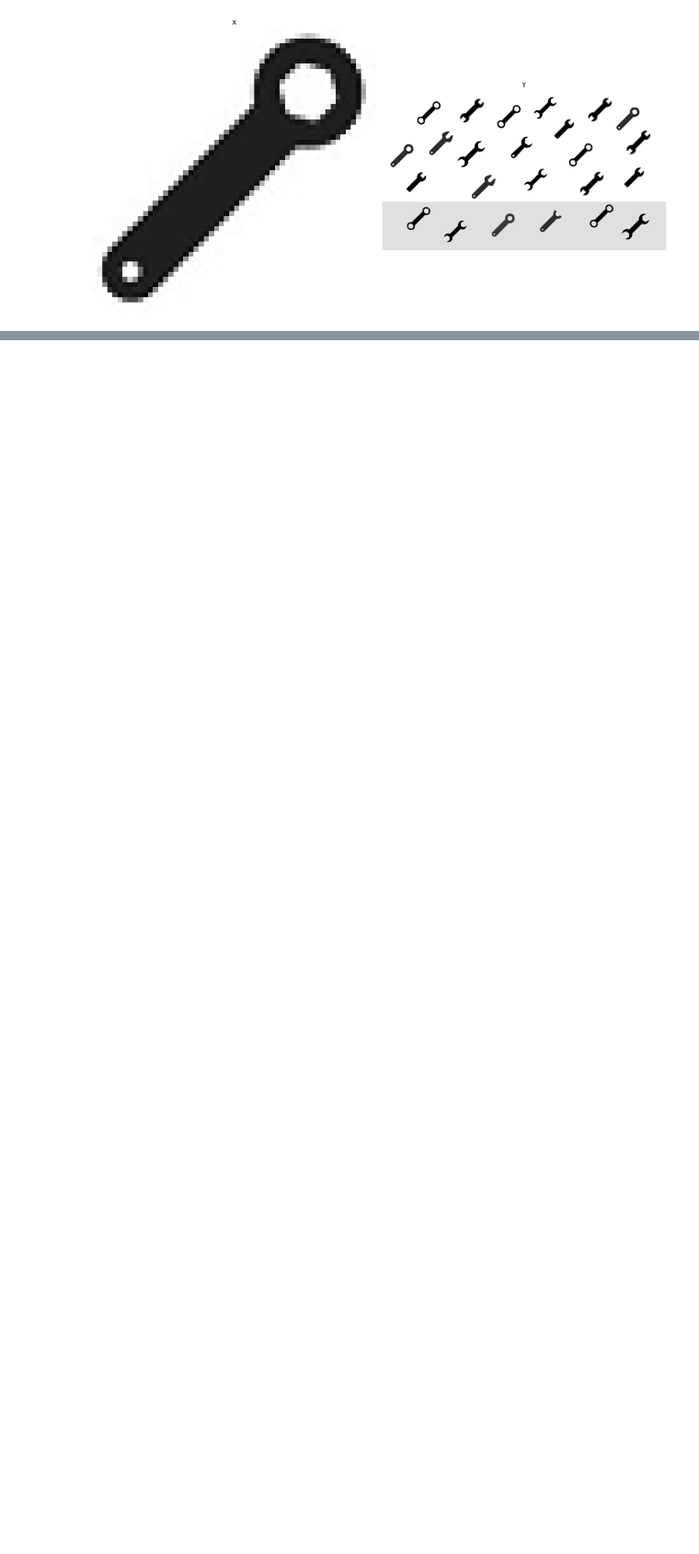
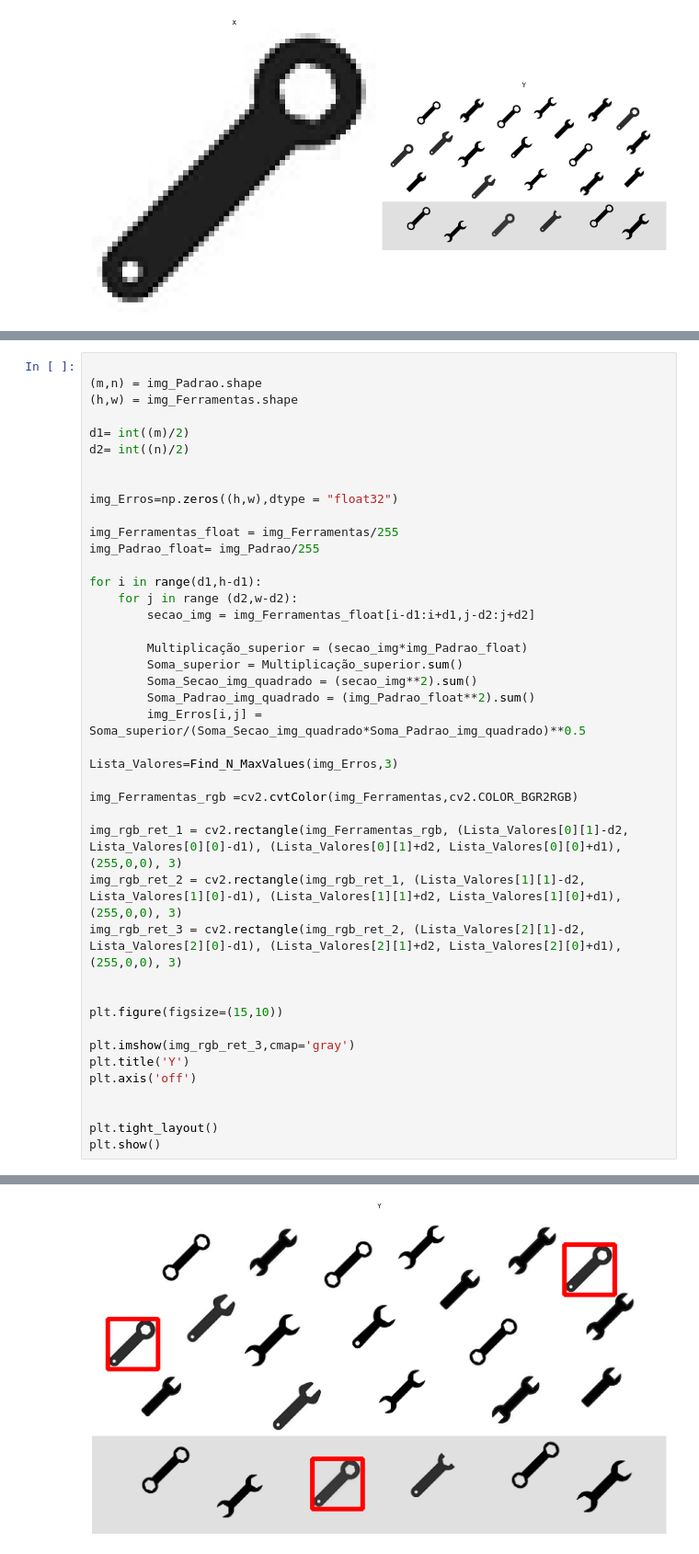
Before and after one commit to fekurita/MachineVision, a Jupyter notebook: APS2/APS2.ipynb, the cells around one changed output, grey strips where cells are left out. Shown at 92% size. Cells and saved outputs as stored; diff of their text form; blank space fills up the shorter version.

```diff
--- a/APS2/APS2.ipynb
+++ b/APS2/APS2.ipynb
@@ -163,0 +131,43 @@ ValueError: operands could not be broadcast together with shapes (55,55) (56,56)
+# %%
+
+(m,n) = img_Padrao.shape
+(h,w) = img_Ferramentas.shape
+
+d1= int((m)/2)
+d2= int((n)/2)
+
+
+img_Erros=np.zeros((h,w),dtype = "float32")
+
+img_Ferramentas_float = img_Ferramentas/255
+img_Padrao_float= img_Padrao/255
+
+for i in range(d1,h-d1):
+    for j in range (d2,w-d2):
+        secao_img = img_Ferramentas_float[i-d1:i+d1,j-d2:j+d2]
+
+        Multiplicação_superior = (secao_img*img_Padrao_float)
+        Soma_superior = Multiplicação_superior.sum()
+        Soma_Secao_img_quadrado = (secao_img**2).sum()
+        Soma_Padrao_img_quadrado = (img_Padrao_float**2).sum()
+        img_Erros[i,j] = Soma_superior/(Soma_Secao_img_quadrado*Soma_Padrao_img_quadrado)**0.5
+
+Lista_Valores=Find_N_MaxValues(img_Erros,3)
+
+img_Ferramentas_rgb =cv2.cvtColor(img_Ferramentas,cv2.COLOR_BGR2RGB)
+
+img_rgb_ret_1 = cv2.rectangle(img_Ferramentas_rgb, (Lista_Valores[0][1]-d2, Lista_Valores[0][0]-d1), (Lista_Valores[0][1]+d2, Lista_Valores[0][0]+d1), (255,0,0), 3)
+img_rgb_ret_2 = cv2.rectangle(img_rgb_ret_1, (Lista_Valores[1][1]-d2, Lista_Valores[1][0]-d1), (Lista_Valores[1][1]+d2, Lista_Valores[1][0]+d1), (255,0,0), 3)
+img_rgb_ret_3 = cv2.rectangle(img_rgb_ret_2, (Lista_Valores[2][1]-d2, Lista_Valores[2][0]-d1), (Lista_Valores[2][1]+d2, Lista_Valores[2][0]+d1), (255,0,0), 3)
+
+
+plt.figure(figsize=(15,10))
+
+plt.imshow(img_rgb_ret_3,cmap='gray')
+plt.title('Y')
+plt.axis('off')
+
+
+plt.tight_layout()
+plt.show()
+# %% [output]
@@ -163,0 +175 @@ ValueError: operands could not be broadcast together with shapes (55,55) (56,56)
+[figure, added]
```
Also changed, not shown: parts of 3 cells of this notebook, 1 other file.
